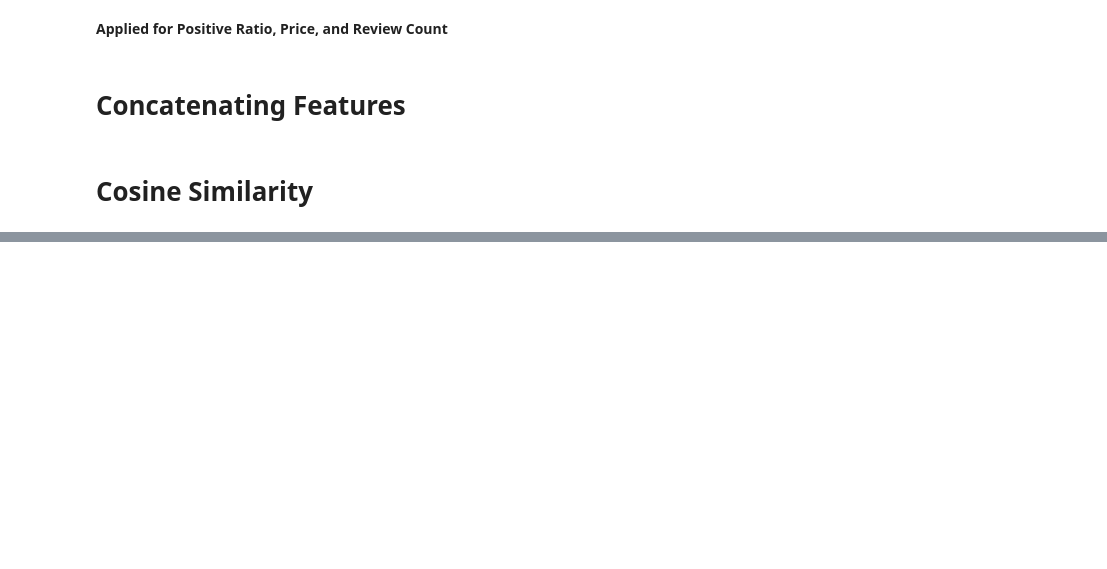
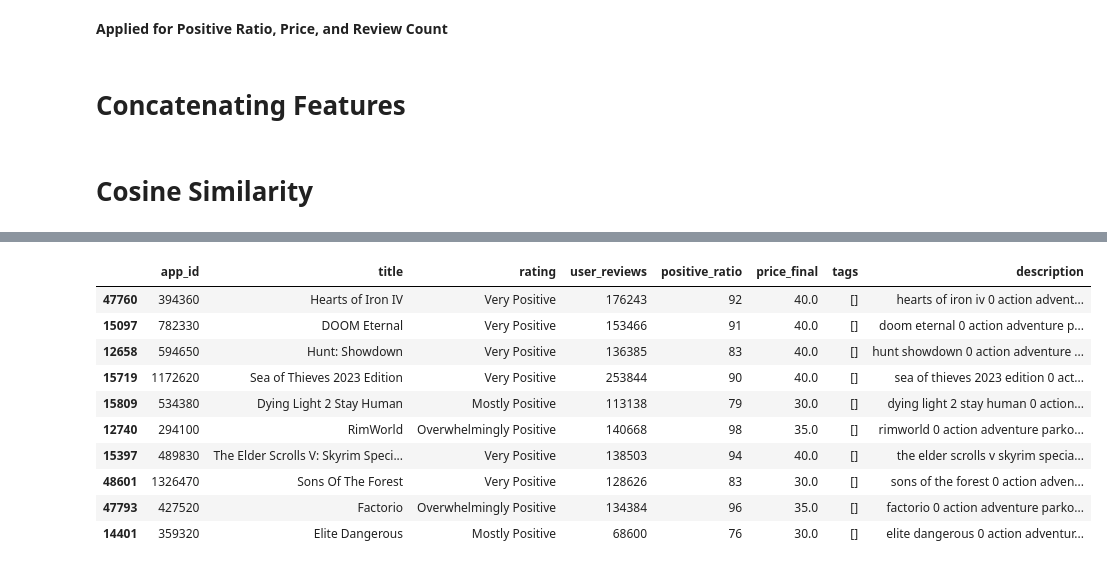
Before and after one commit to nicklus-14/game-recommendation-system, a Jupyter notebook: feature_engineering_and_similarity.ipynb, the cells around one changed output, grey strips where cells are left out. Cells and saved outputs as stored; diff of their text form; code cells hidden in the pictures; blank space fills up the shorter version.

```diff
--- a/feature_engineering_and_similarity.ipynb
+++ b/feature_engineering_and_similarity.ipynb
@@ -320,0 +328,16 @@ rec
+# %%
+# Halo The Master Chief Collection
+rec = recommend(df, 976730, cs_matrix)
+rec[['app_id', 'title', 'rating', 'user_reviews', 'positive_ratio', 'price_final','tags', 'description']]
+# %% [output]
+|  | app_id | title | rating | user_reviews | positive_ratio | price_final | tags | description |
+| 47760 | 394360 | Hearts of Iron IV | Very Positive | 176243 | 92 | 40.0 | [] | hearts of iron iv 0 action advent... |
+| 15097 | 782330 | DOOM Eternal | Very Positive | 153466 | 91 | 40.0 | [] | doom eternal 0 action adventure p... |
+| 12658 | 594650 | Hunt: Showdown | Very Positive | 136385 | 83 | 40.0 | [] | hunt showdown 0 action adventure ... |
+| 15719 | 1172620 | Sea of Thieves 2023 Edition | Very Positive | 253844 | 90 | 40.0 | [] | sea of thieves 2023 edition 0 act... |
+| 15809 | 534380 | Dying Light 2 Stay Human | Mostly Positive | 113138 | 79 | 30.0 | [] | dying light 2 stay human 0 action... |
+| 12740 | 294100 | RimWorld | Overwhelmingly Positive | 140668 | 98 | 35.0 | [] | rimworld 0 action adventure parko... |
+| 15397 | 489830 | The Elder Scrolls V: Skyrim Speci... | Very Positive | 138503 | 94 | 40.0 | [] | the elder scrolls v skyrim specia... |
+| 48601 | 1326470 | Sons Of The Forest | Very Positive | 128626 | 83 | 30.0 | [] | sons of the forest 0 action adven... |
+| 47793 | 427520 | Factorio | Overwhelmingly Positive | 134384 | 96 | 35.0 | [] | factorio 0 action adventure parko... |
+| 14401 | 359320 | Elite Dangerous | Mostly Positive | 68600 | 76 | 30.0 | [] | elite dangerous 0 action adventur... |
```
Also changed, not shown: parts of 14 cells of this notebook, 1 other file.
